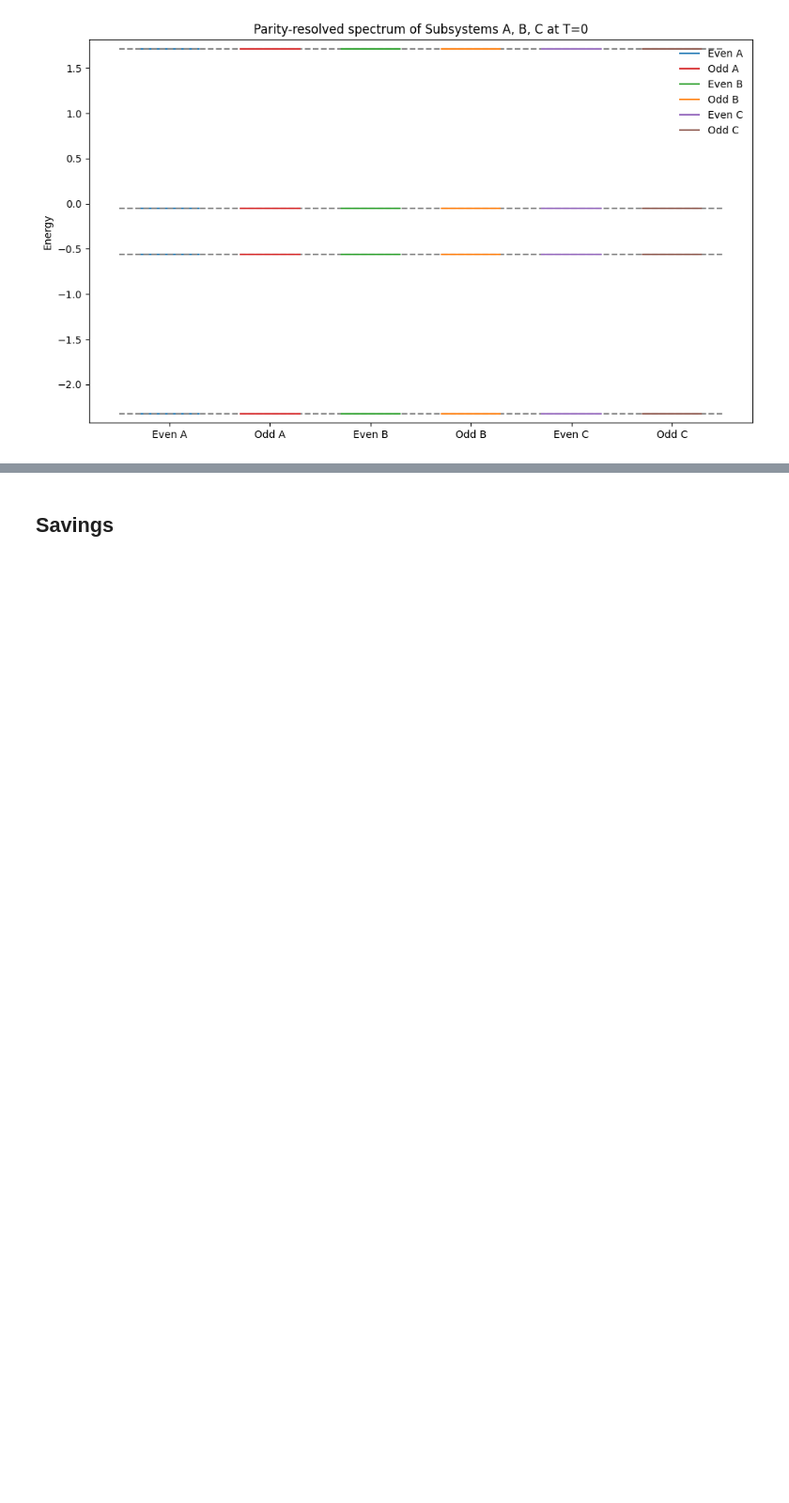
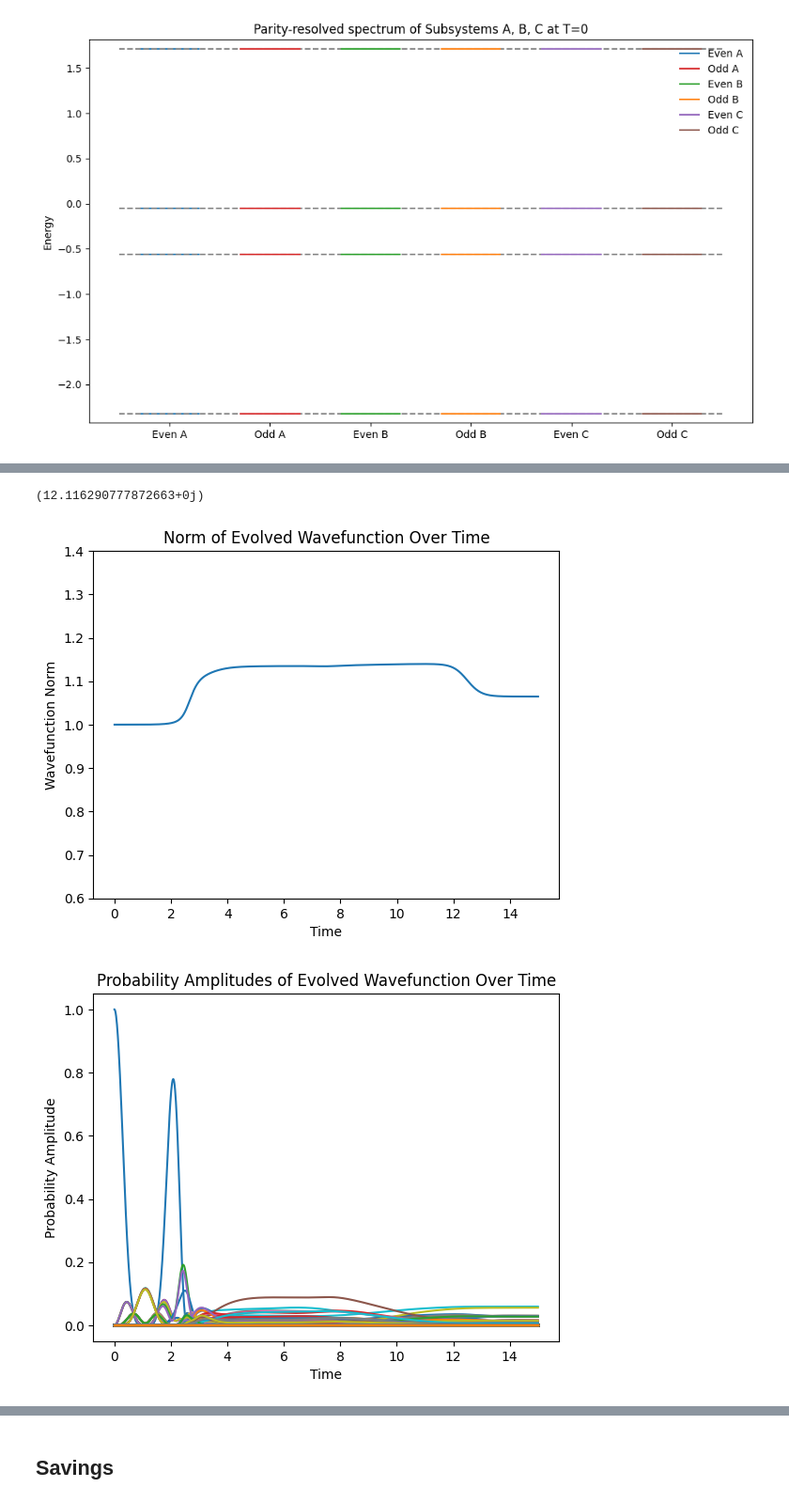
Before and after one commit to hishemok/MasterThesis, a Jupyter notebook: src/braiding/braiding.ipynb, the cells around one changed output, grey strips where cells are left out. Shown at 94% size. Saved outputs shown, nothing was run; the diff lists cells and outputs as text; code cells hidden in the pictures; blank space fills up the shorter version.

```diff
--- a/src/braiding/braiding.ipynb
+++ b/src/braiding/braiding.ipynb
@@ -856,7 +859,7 @@ def collect_parity_arrays(eigvals, eigvecs, time_array):
 
 
 
-    for idx, time_idx in enumerate(time_array):
+    for idx, time_idx in tqdm(enumerate(time_array)):
         even_energies, odd_energies, even_vecs_t, odd_vecs_t = calculate_parities(eigvecs[time_idx], eigvals[time_idx], total_parity(operators['num']))
         even_vals[idx,:len(even_energies)] = even_energies
         odd_vals[idx,:len(odd_energies)] = odd_energies
@@ -1193,0 +1379,52 @@ False
+# %%
+print(np.max(eigvals))
+plt.plot(time_array, norms)
+plt.xlabel('Time')
+plt.ylabel('Wavefunction Norm')
+plt.title('Norm of Evolved Wavefunction Over Time')
+plt.ylim(.6,1.4)
+plt.show()
+
+plt.plot(time_array, np.abs(Psi)**2)
+plt.xlabel('Time')
+plt.ylabel('Probability Amplitude')
+plt.title('Probability Amplitudes of Evolved Wavefunction Over Time')
+# plt.ylim(0, .2)
+plt.show()
+
+plt.plot(eigvals)
+plt.xlabel('Time Step')
+plt.ylabel('Eigenvalues')
+plt.title('Eigenvalues Over Time')
+plt.show()
+
+
+ab_pulse_tJ = [c[0][2] for c in couplings]
+ab_pulse_dJ = [c[0][3] for c in couplings]
+ac_pulse_tJ = [c[1][2] for c in couplings]
+ac_pulse_dJ = [c[1][3] for c in couplings]
+aa_pulse_tJ = [c[2][2] for c in couplings]
+aa_pulse_dJ = [c[2][3] for c in couplings]
+plt.plot(time_array, ab_pulse_tJ, label='t_AB')
+plt.plot(time_array, ac_pulse_tJ, label='t_AC')
+plt.plot(time_array, ab_pulse_dJ, label='Δ_AB')
+plt.plot(time_array, ac_pulse_dJ, label='Δ_AC')
+plt.plot(time_array, aa_pulse_tJ, label='t_AA')
+plt.plot(time_array, aa_pulse_dJ, label='Δ_AA')
+
+plt.xlabel('Time')
+plt.ylabel('Coupling Strength')
+plt.title('Junction Coupling Pulses')
+plt.legend()
+plt.show()
+
+plt.plot(time_array, [d[0][2] for d in eps_detune], label='ε_A')
+plt.xlabel('Time')
+plt.ylabel('Detuning Strength')
+plt.title('Detuning Pulses')
+plt.legend()
+plt.show()
+# %% [output]
+(12.116290777872663+0j)
+[figure, added]
+[figure, added]
```
Also changed, not shown: parts of 16 cells of this notebook.
